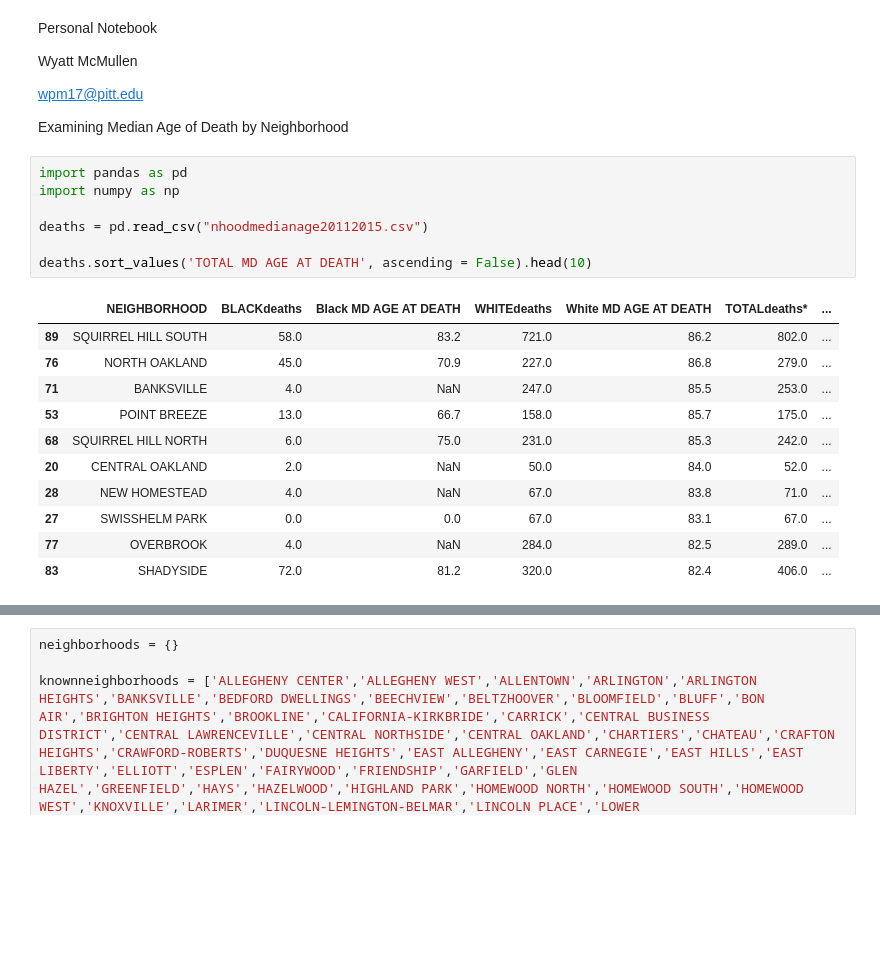
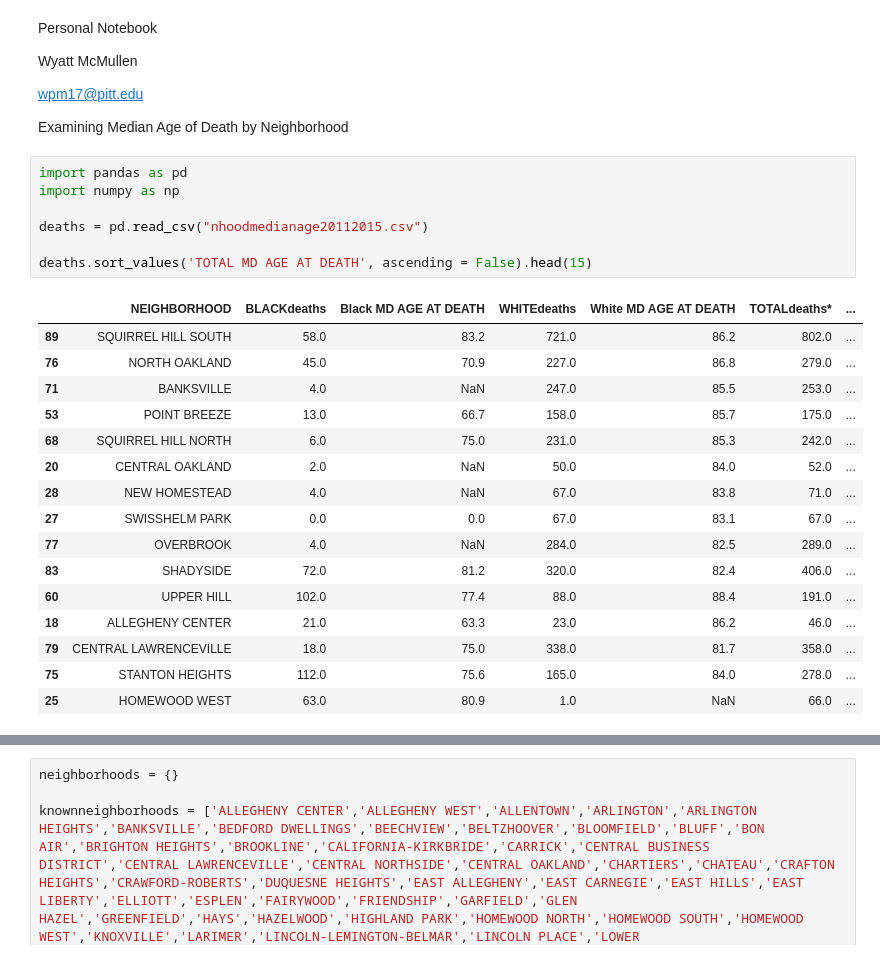
Before and after one commit to wpmPitt17/CMPINF-0010-Final-Project-Group15, a Jupyter notebook: wpm17Data.ipynb, the cells around one changed output, grey strips where cells are left out. Saved outputs shown, nothing was run; the diff lists cells and outputs as text; blank space fills up the shorter version.

```diff
--- a/wpm17Data.ipynb
+++ b/wpm17Data.ipynb
@@ -9,22 +9,27 @@ Examining Median Age of Death by Neighborhood
 # %%
 import pandas as pd
 import numpy as np
 
 deaths = pd.read_csv("nhoodmedianage20112015.csv")
 
-deaths.sort_values('TOTAL MD AGE AT DEATH', ascending = False).head(10)
+deaths.sort_values('TOTAL MD AGE AT DEATH', ascending = False).head(15)
 # %% [output]
 |  | NEIGHBORHOOD | BLACKdeaths | Black MD AGE AT DEATH | WHITEdeaths | White MD AGE AT DEATH | TOTALdeaths* | ... |
 | 89 | SQUIRREL HILL SOUTH | 58.0 | 83.2 | 721.0 | 86.2 | 802.0 | ... |
 | 76 | NORTH OAKLAND | 45.0 | 70.9 | 227.0 | 86.8 | 279.0 | ... |
 | 71 | BANKSVILLE | 4.0 | NaN | 247.0 | 85.5 | 253.0 | ... |
 | 53 | POINT BREEZE | 13.0 | 66.7 | 158.0 | 85.7 | 175.0 | ... |
 | 68 | SQUIRREL HILL NORTH | 6.0 | 75.0 | 231.0 | 85.3 | 242.0 | ... |
 | 20 | CENTRAL OAKLAND | 2.0 | NaN | 50.0 | 84.0 | 52.0 | ... |
 | 28 | NEW HOMESTEAD | 4.0 | NaN | 67.0 | 83.8 | 71.0 | ... |
 | 27 | SWISSHELM PARK | 0.0 | 0.0 | 67.0 | 83.1 | 67.0 | ... |
 | 77 | OVERBROOK | 4.0 | NaN | 284.0 | 82.5 | 289.0 | ... |
 | 83 | SHADYSIDE | 72.0 | 81.2 | 320.0 | 82.4 | 406.0 | ... |
+| 60 | UPPER HILL | 102.0 | 77.4 | 88.0 | 88.4 | 191.0 | ... |
+| 18 | ALLEGHENY CENTER | 21.0 | 63.3 | 23.0 | 86.2 | 46.0 | ... |
+| 79 | CENTRAL LAWRENCEVILLE | 18.0 | 75.0 | 338.0 | 81.7 | 358.0 | ... |
+| 75 | STANTON HEIGHTS | 112.0 | 75.6 | 165.0 | 84.0 | 278.0 | ... |
+| 25 | HOMEWOOD WEST | 63.0 | 80.9 | 1.0 | NaN | 66.0 | ... |
 # %%
 pop = pd.read_csv('82f29015-6905-4b1c-8300-afe9bb2231b3.csv')
 
```
Also changed, not shown: parts of 1 cell of this notebook, 2 other files.
